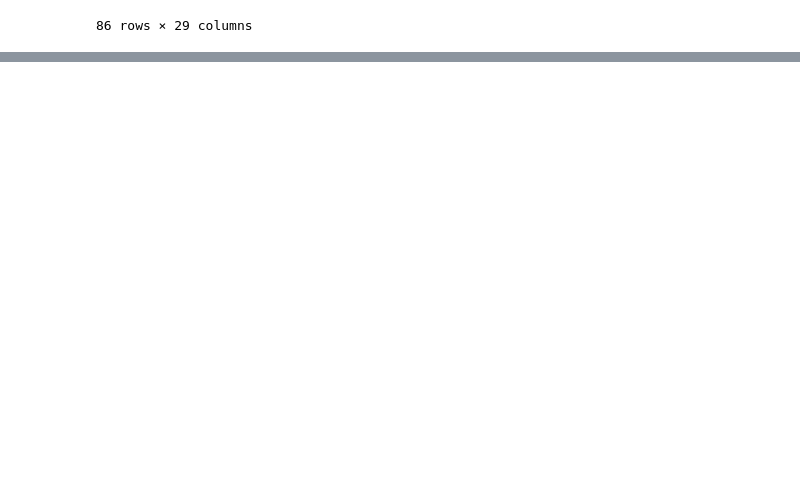
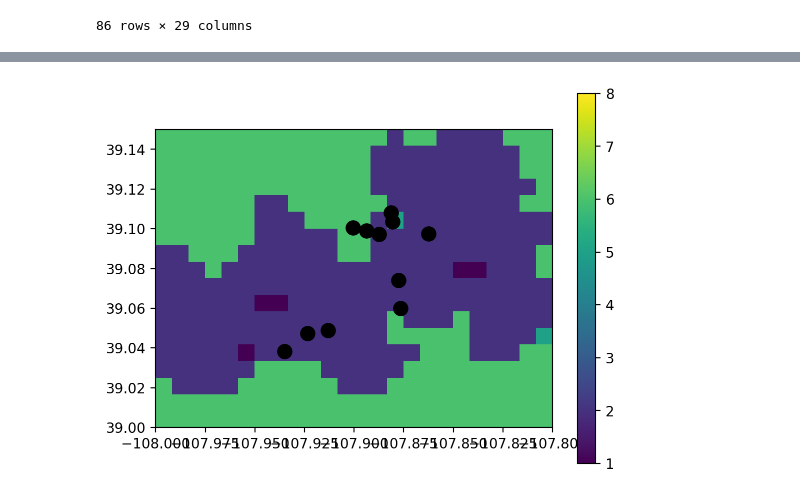
Before and after one commit to catherine-m-breen/Chapter1, a Jupyter notebook: snow_pole_analysis/depth_comparison.ipynb, the cells around one changed output, grey strips where cells are left out. Cells and saved outputs as stored; diff of their text form; code cells hidden in the pictures; blank space fills up the shorter version.

```diff
--- a/snow_pole_analysis/depth_comparison.ipynb
+++ b/snow_pole_analysis/depth_comparison.ipynb
@@ -259,0 +302,6 @@ _merged_
+# %%
+# Open a raster image in a zipped archive
+# https://rasterio.readthedocs.io/en/latest/topics/datasets.html
+path = tif_path
+with rasterio.open(path) as src:
+    print(src.profile)
@@ -259,0 +311,15 @@ _merged_
+# %%
+# Rasterio has a convenience function for plotting with geospatial coordinates
+import rasterio.plot
+
+tif = rasterio.open(tif_path)
+
+with rasterio.open(path) as src:
+    # Update the plot limits
+    ax = plt.gca()
+    ax.set_xlim(-125, -105)
+    ax.set_ylim(35, 50)
+    plt.plot([-108, -117, -120], [39, 48, 48], marker='.', ls='none', ms=20, color = 'black')
+    image_hidden = ax.imshow(tif.read()[0])
+    plt.colorbar(image_hidden, ax=ax)
+    rasterio.plot.show(src, ax=ax)
@@ -259,0 +328,3 @@ _merged_
+# %%
+camera_sites = pd.read_csv("/Users/catherinebreen/Documents/Chapter1/datasets/camera_coordinates.csv")
+camera_sites.head()
@@ -259,0 +338,15 @@ _merged_
+# %%
+import matplotlib as mpl
+
+with rasterio.open(path) as src:
+    # Update the plot limits
+    ax = plt.gca()
+    ax.set_xlim(-108, -107.8)
+    ax.set_ylim(39.00, 39.15)
+    plt.plot(camera_sites['Longitude'], camera_sites['Latitude'], marker='.', ls='none', ms=20, color = 'black')
+    image_hidden = ax.imshow(tif.read()[0])
+
+    plt.colorbar(image_hidden, ax=ax)
+    rasterio.plot.show(src, ax=ax)
+# %% [output]
+[figure, added]
```
Also changed, not shown: parts of 9 cells of this notebook, 2 other files.
